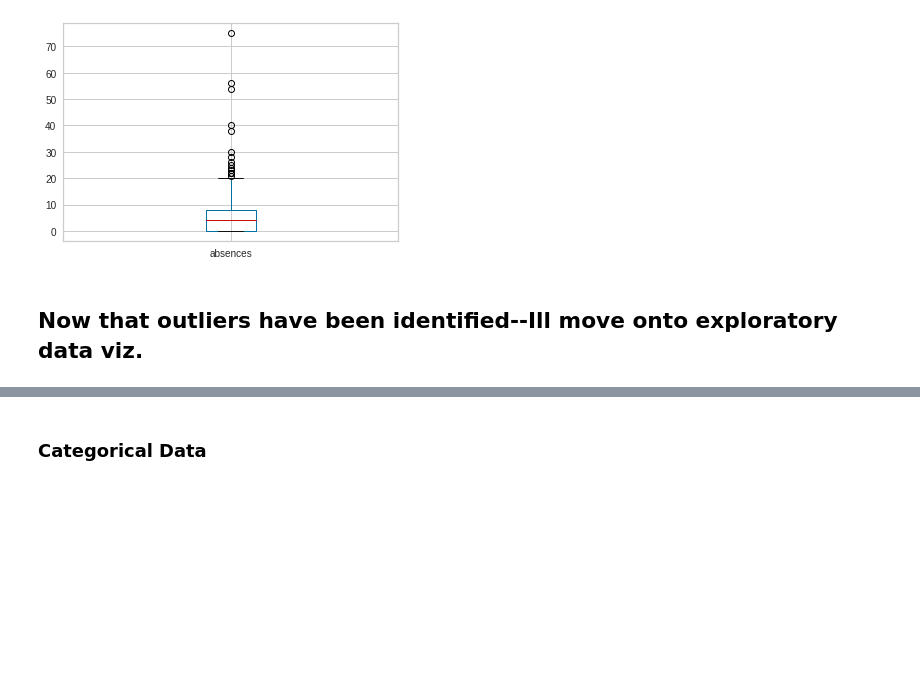
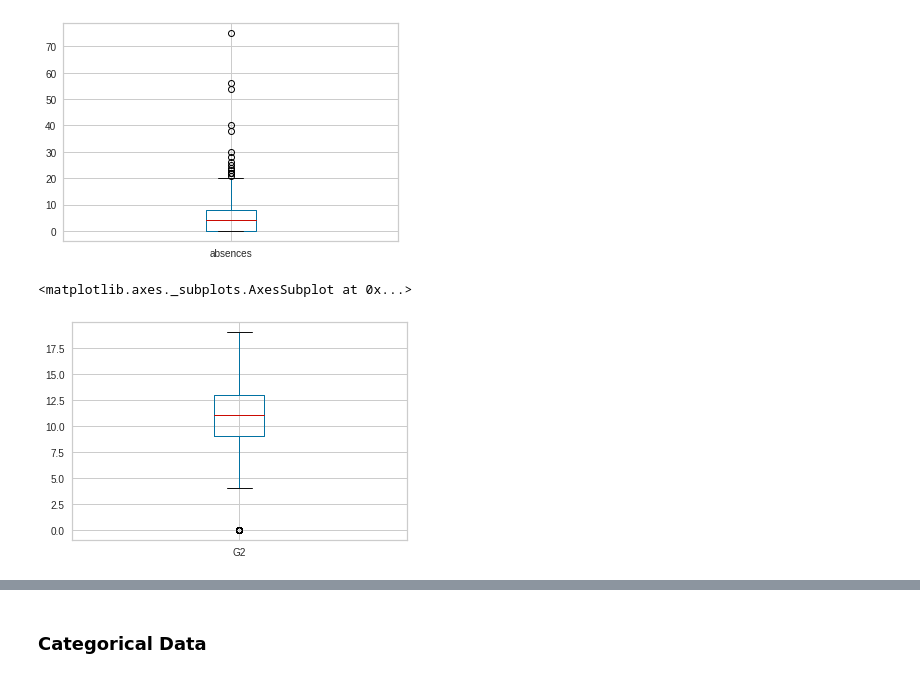
Before and after one commit to aaguil8a/Tabular-Playground-Series---Oct-2021, a Jupyter notebook: SecondIdeaAAA.ipynb, the cells around one changed output, grey strips where cells are left out. Drawn from its saved outputs; the diff is of its cells as text; code cells hidden in the pictures; blank space fills up the shorter version.

```diff
--- a/SecondIdeaAAA.ipynb
+++ b/SecondIdeaAAA.ipynb
@@ -200,5 +204,8 @@ df.absences.plot.box() # Most of the outliers are absences that are more than 20
 # %% [output]
 <matplotlib.axes._subplots.AxesSubplot at 0x...>
 [figure]
-# %% [markdown]
-## Now that outliers have been identified--Ill move onto exploratory data viz.
+# %%
+df.G2.plot.box()
+# %% [output]
+<matplotlib.axes._subplots.AxesSubplot at 0x...>
+[figure, added]
```
Also changed, not shown: parts of 55 cells of this notebook.
